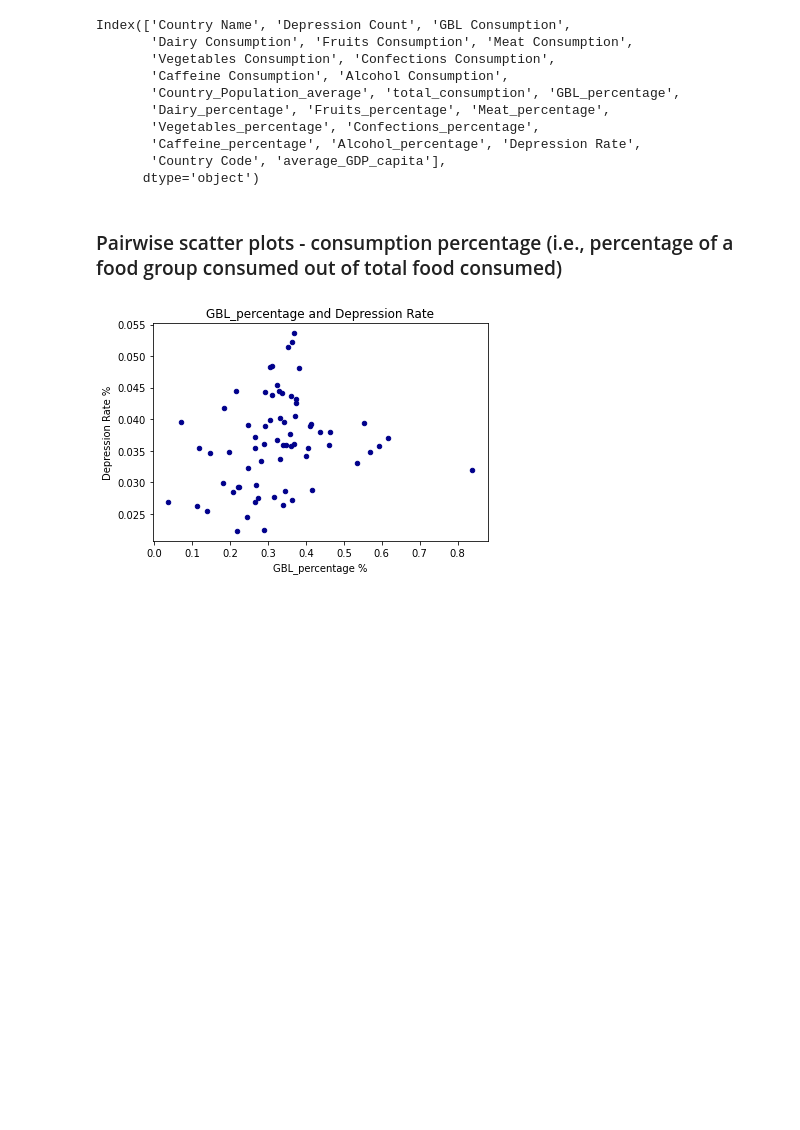
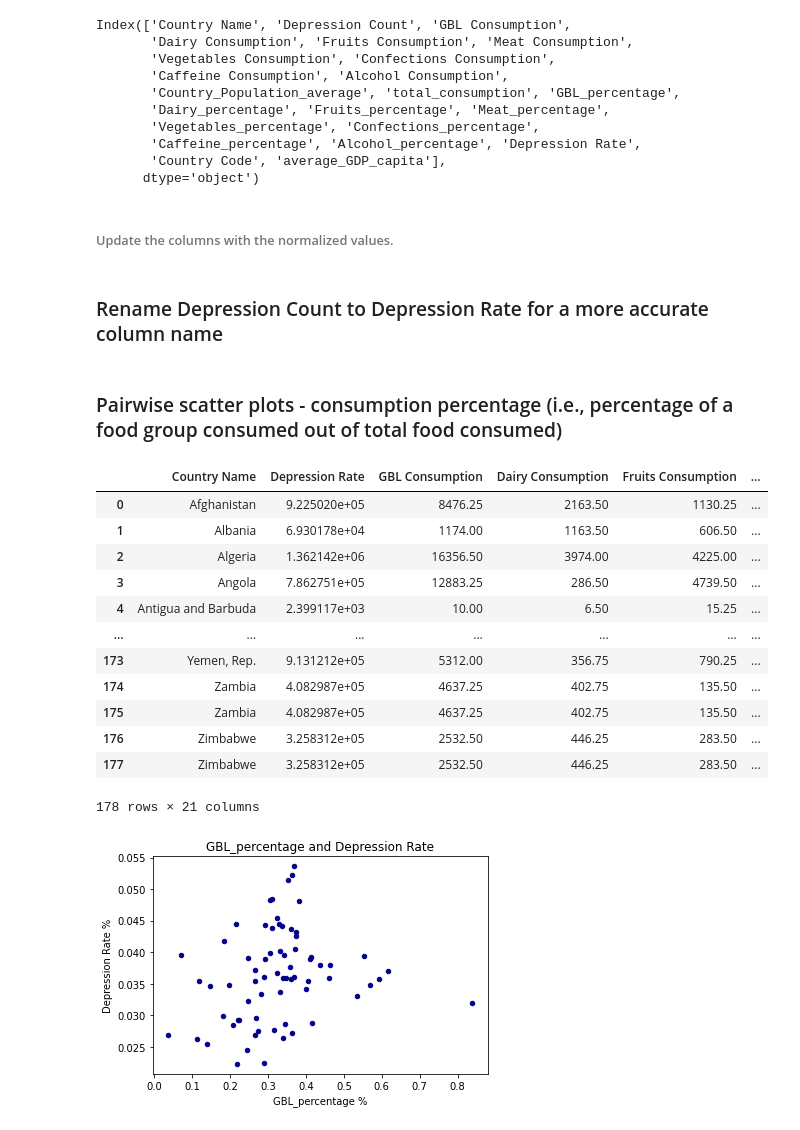
Before and after one commit to Souheil-Yazji/DataSci, a Jupyter notebook: Notebooks/Data Analysis/FAO_Consumption_Depression_Analysis.ipynb, the cells around one changed output. Saved outputs shown, nothing was run; the diff lists cells and outputs as text; code cells hidden in the pictures; blank space fills up the shorter version.

```diff
--- a/Notebooks/Data Analysis/FAO_Consumption_Depression_Analysis.ipynb
+++ b/Notebooks/Data Analysis/FAO_Consumption_Depression_Analysis.ipynb
@@ -330,8 +347,30 @@ Index(['Country Name', 'Depression Count', 'GBL Consumption',
        'Caffeine_percentage', 'Alcohol_percentage', 'Depression Rate',
        'Country Code', 'average_GDP_capita'],
       dtype='object')
+# %% [markdown]
+###### Update the columns with the normalized values.
+# %% [markdown]
+### Rename Depression Count to Depression Rate for a more accurate column name
+# %%
+FAO_consumption_depression_country = FAO_consumption_depression_country.rename(columns={'Depression Count': 'Depression Rate'})
 # %% [markdown]
 ### Pairwise scatter plots - consumption percentage (i.e., percentage of a food group consumed out of total food consumed)
+# %%
+FAO_consumption_depression_country
+# %% [output]
+|  | Country Name | Depression Rate | GBL Consumption | Dairy Consumption | Fruits Consumption | ... |
+| 0 | Afghanistan | 9.225020e+05 | 8476.25 | 2163.50 | 1130.25 | ... |
+| 1 | Albania | 6.930178e+04 | 1174.00 | 1163.50 | 606.50 | ... |
+| 2 | Algeria | 1.362142e+06 | 16356.50 | 3974.00 | 4225.00 | ... |
+| 3 | Angola | 7.862751e+05 | 12883.25 | 286.50 | 4739.50 | ... |
+| 4 | Antigua and Barbuda | 2.399117e+03 | 10.00 | 6.50 | 15.25 | ... |
+| ... | ... | ... | ... | ... | ... | ... |
+| 173 | Yemen, Rep. | 9.131212e+05 | 5312.00 | 356.75 | 790.25 | ... |
+| 174 | Zambia | 4.082987e+05 | 4637.25 | 402.75 | 135.50 | ... |
+| 175 | Zambia | 4.082987e+05 | 4637.25 | 402.75 | 135.50 | ... |
+| 176 | Zimbabwe | 3.258312e+05 | 2532.50 | 446.25 | 283.50 | ... |
+| 177 | Zimbabwe | 3.258312e+05 | 2532.50 | 446.25 | 283.50 | ... |
+178 rows × 21 columns
 # %%
 for column in ['GBL_percentage',
  'Dairy_percentage',
```
Also changed, not shown: parts of 3 cells of this notebook.
